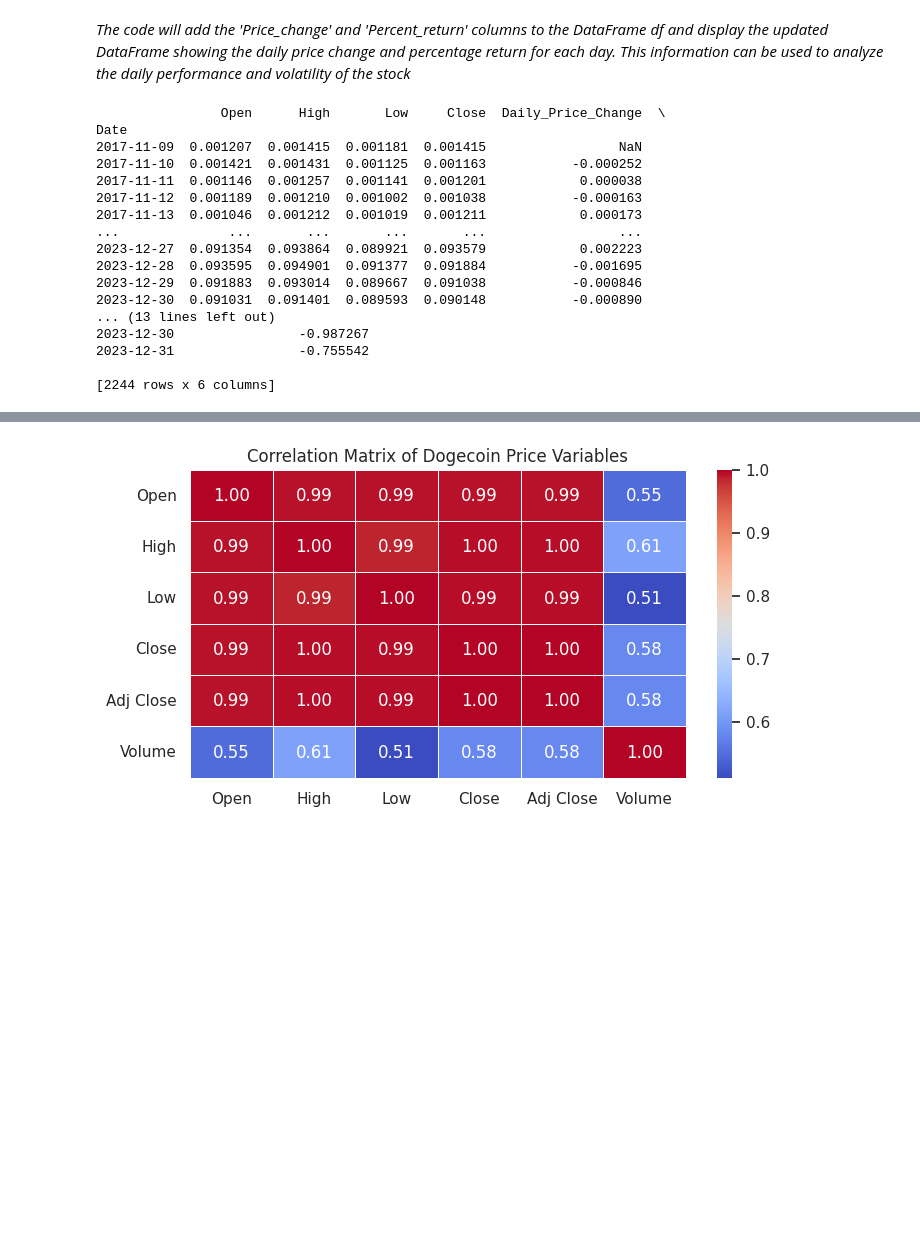
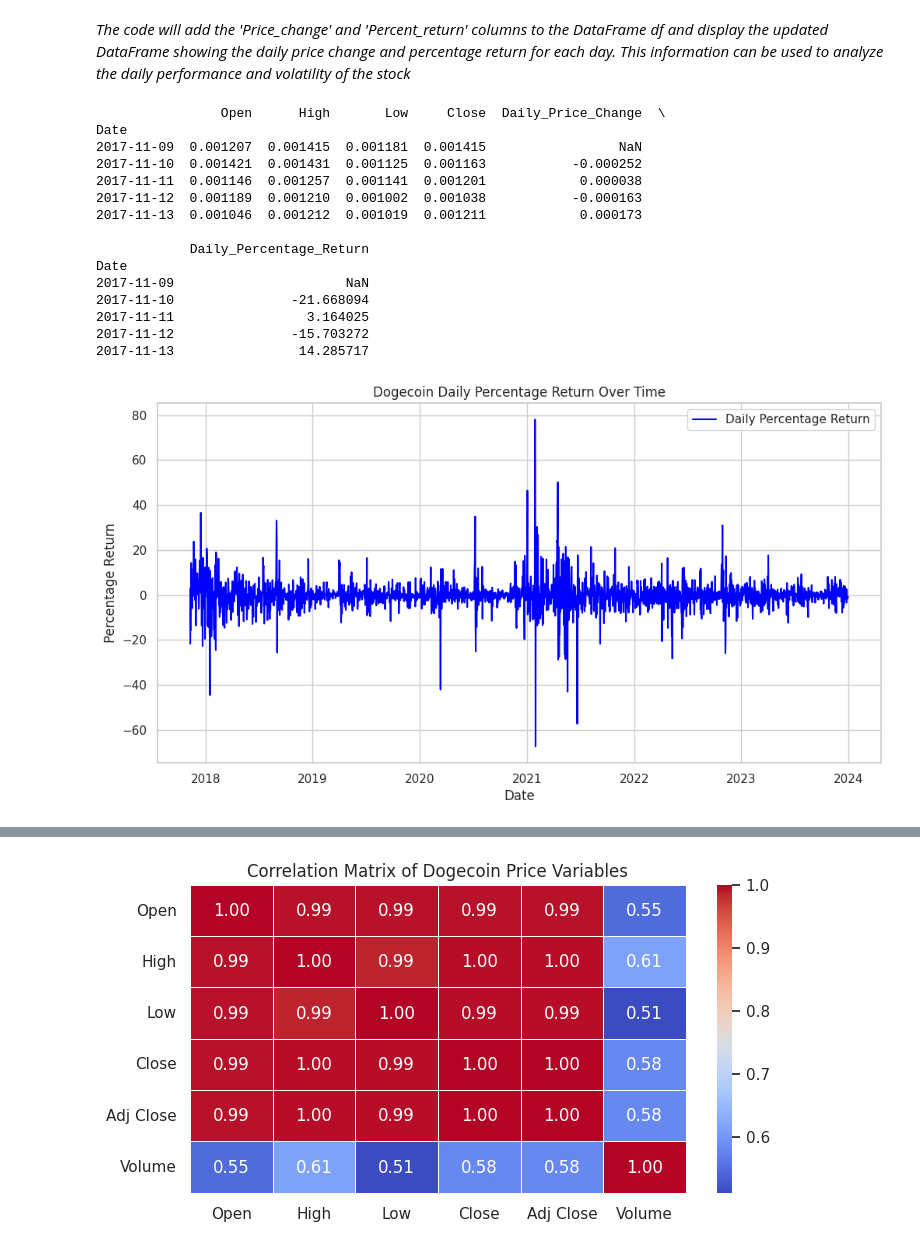
Before and after one commit to paulmachau/Dogecion-Historical-Prices, a Jupyter notebook: Dogecoin_price_prediction_LSTM.ipynb, the cells around one changed output, grey strips where cells are left out. Saved outputs shown, nothing was run; the diff lists cells and outputs as text; code cells hidden in the pictures; blank space fills up the shorter version.

```diff
--- a/Dogecoin_price_prediction_LSTM.ipynb
+++ b/Dogecoin_price_prediction_LSTM.ipynb
@@ -379,7 +380,7 @@ dogecoin_data['Daily_Price_Change'] = dogecoin_data['Close'].diff()
 dogecoin_data['Daily_Percentage_Return'] = (dogecoin_data['Daily_Price_Change'] / dogecoin_data['Close']) * 100
 
 # Display the updated dataset
-print(dogecoin_data)
+print(dogecoin_data.head())
 # %% [output]
                 Open      High       Low     Close  Daily_Price_Change  \
 Date
@@ -388,13 +389,23 @@ Date
 2017-11-11  0.001146  0.001257  0.001141  0.001201            0.000038
 2017-11-12  0.001189  0.001210  0.001002  0.001038           -0.000163
 2017-11-13  0.001046  0.001212  0.001019  0.001211            0.000173
-...              ...       ...       ...       ...                 ...
-2023-12-27  0.091354  0.093864  0.089921  0.093579            0.002223
-2023-12-28  0.093595  0.094901  0.091377  0.091884           -0.001695
-2023-12-29  0.091883  0.093014  0.089667  0.091038           -0.000846
-2023-12-30  0.091031  0.091401  0.089593  0.090148           -0.000890
-... (13 lines left out)
-2023-12-30                -0.987267
-2023-12-31                -0.755542
 
-[2244 rows x 6 columns]
+            Daily_Percentage_Return
+Date
+2017-11-09                      NaN
+2017-11-10               -21.668094
+2017-11-11                 3.164025
+2017-11-12               -15.703272
+2017-11-13                14.285717
+# %%
+# Create a line plot showing the percentage return over time
+plt.figure(figsize=(12, 6))
+plt.plot(dogecoin_data.index, dogecoin_data['Daily_Percentage_Return'], label='Daily Percentage Return', color='blue')
+plt.title('Dogecoin Daily Percentage Return Over Time')
+plt.xlabel('Date')
+plt.ylabel('Percentage Return')
+plt.legend()
+plt.grid(True)
+plt.show()
+# %% [output]
+[figure, added]
```
Also changed, not shown: parts of 4 cells of this notebook.
